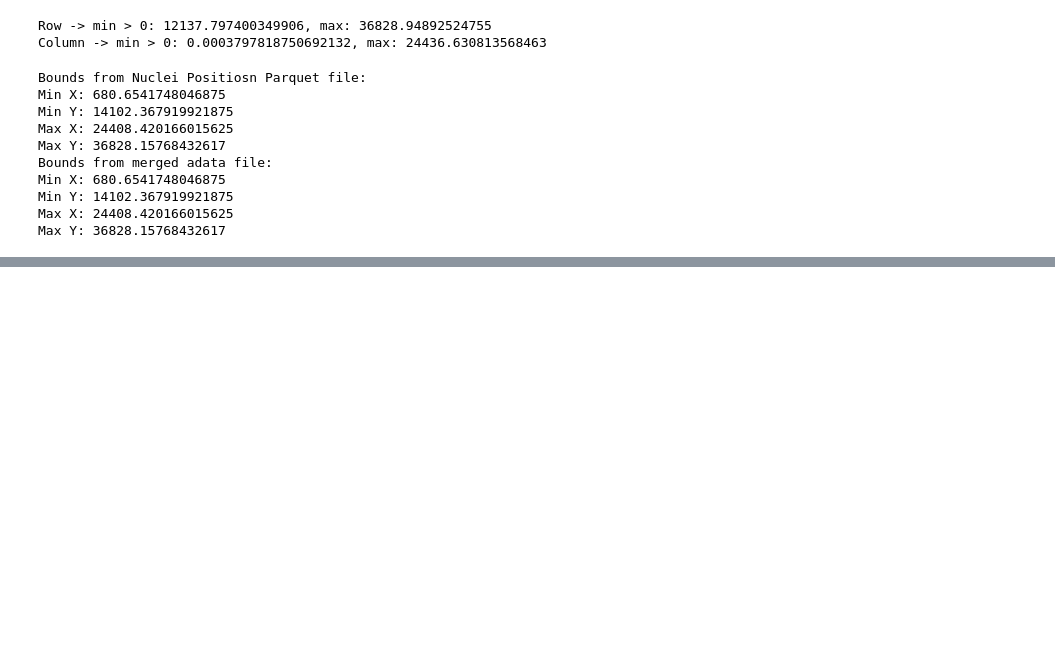
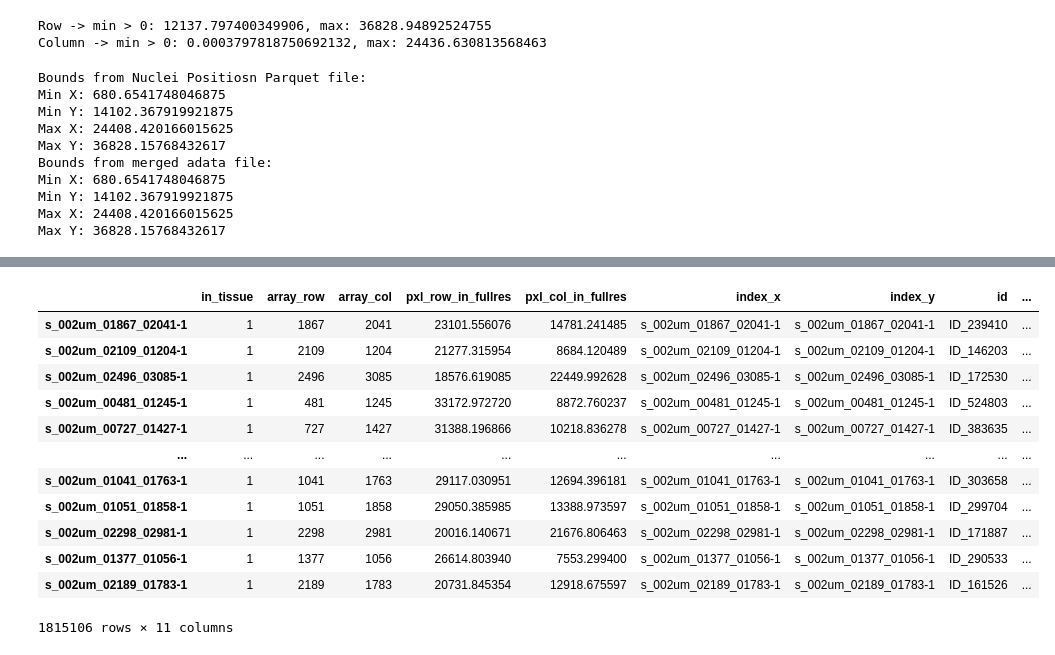
Before and after one commit to CharlieNotChaplin/Genomosaic, a Jupyter notebook: test_file_contents.ipynb, the cells around one changed output, grey strips where cells are left out. Cells and saved outputs as stored; diff of their text form; code cells hidden in the pictures; blank space fills up the shorter version.

```diff
--- a/test_file_contents.ipynb
+++ b/test_file_contents.ipynb
@@ -208,0 +266,17 @@ Max Y: 36828.15768432617
+# %%
+single_filteredcustombins = sc.read_h5ad("Cell_Segmentation/output/CRC_P1/002um/custom_binning/filtered_custom_bins.h5ad")
+single_filteredcustombins.obs
+# %% [output]
+|  | in_tissue | array_row | array_col | pxl_row_in_fullres | pxl_col_in_fullres | index_x | index_y | id | ... |
+| s_002um_01867_02041-1 | 1 | 1867 | 2041 | 23101.556076 | 14781.241485 | s_002um_01867_02041-1 | s_002um_01867_02041-1 | ID_239410 | ... |
+| s_002um_02109_01204-1 | 1 | 2109 | 1204 | 21277.315954 | 8684.120489 | s_002um_02109_01204-1 | s_002um_02109_01204-1 | ID_146203 | ... |
+| s_002um_02496_03085-1 | 1 | 2496 | 3085 | 18576.619085 | 22449.992628 | s_002um_02496_03085-1 | s_002um_02496_03085-1 | ID_172530 | ... |
+| s_002um_00481_01245-1 | 1 | 481 | 1245 | 33172.972720 | 8872.760237 | s_002um_00481_01245-1 | s_002um_00481_01245-1 | ID_524803 | ... |
+| s_002um_00727_01427-1 | 1 | 727 | 1427 | 31388.196866 | 10218.836278 | s_002um_00727_01427-1 | s_002um_00727_01427-1 | ID_383635 | ... |
+| ... | ... | ... | ... | ... | ... | ... | ... | ... | ... |
+| s_002um_01041_01763-1 | 1 | 1041 | 1763 | 29117.030951 | 12694.396181 | s_002um_01041_01763-1 | s_002um_01041_01763-1 | ID_303658 | ... |
+| s_002um_01051_01858-1 | 1 | 1051 | 1858 | 29050.385985 | 13388.973597 | s_002um_01051_01858-1 | s_002um_01051_01858-1 | ID_299704 | ... |
+| s_002um_02298_02981-1 | 1 | 2298 | 2981 | 20016.140671 | 21676.806463 | s_002um_02298_02981-1 | s_002um_02298_02981-1 | ID_171887 | ... |
+| s_002um_01377_01056-1 | 1 | 1377 | 1056 | 26614.803940 | 7553.299400 | s_002um_01377_01056-1 | s_002um_01377_01056-1 | ID_290533 | ... |
+| s_002um_02189_01783-1 | 1 | 2189 | 1783 | 20731.845354 | 12918.675597 | s_002um_02189_01783-1 | s_002um_02189_01783-1 | ID_161526 | ... |
+1815106 rows × 11 columns
```
Also changed, not shown: parts of 13 cells of this notebook.
